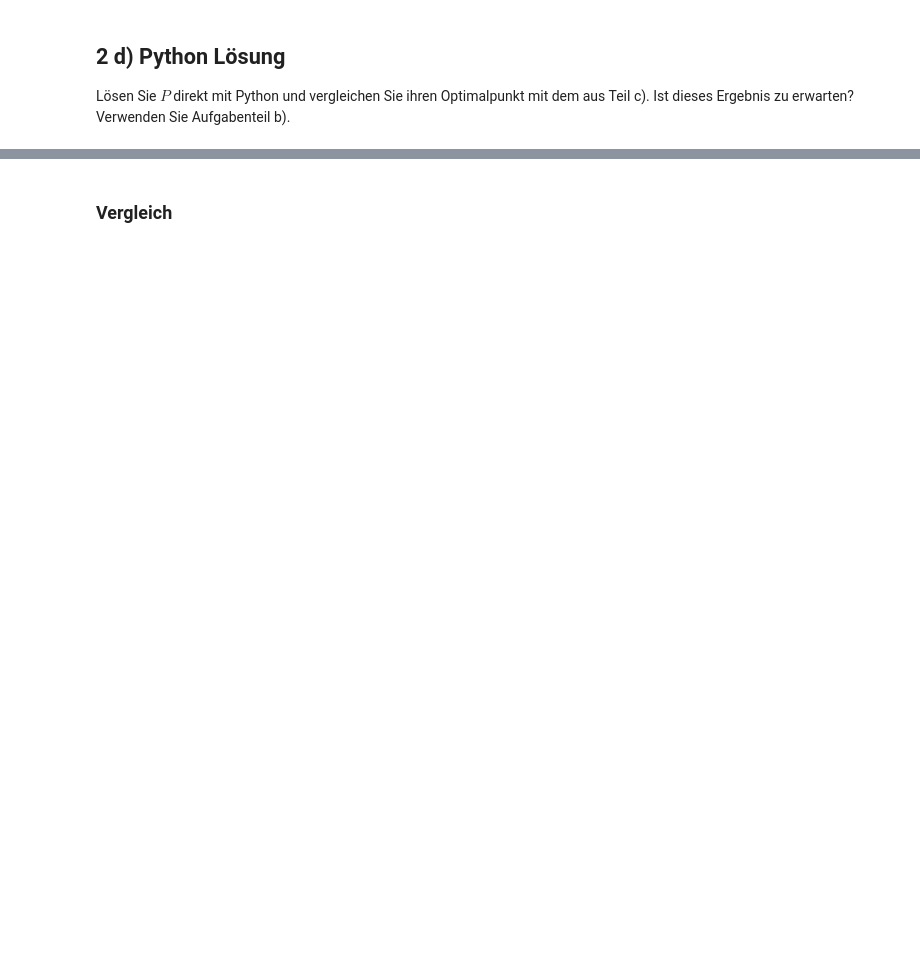
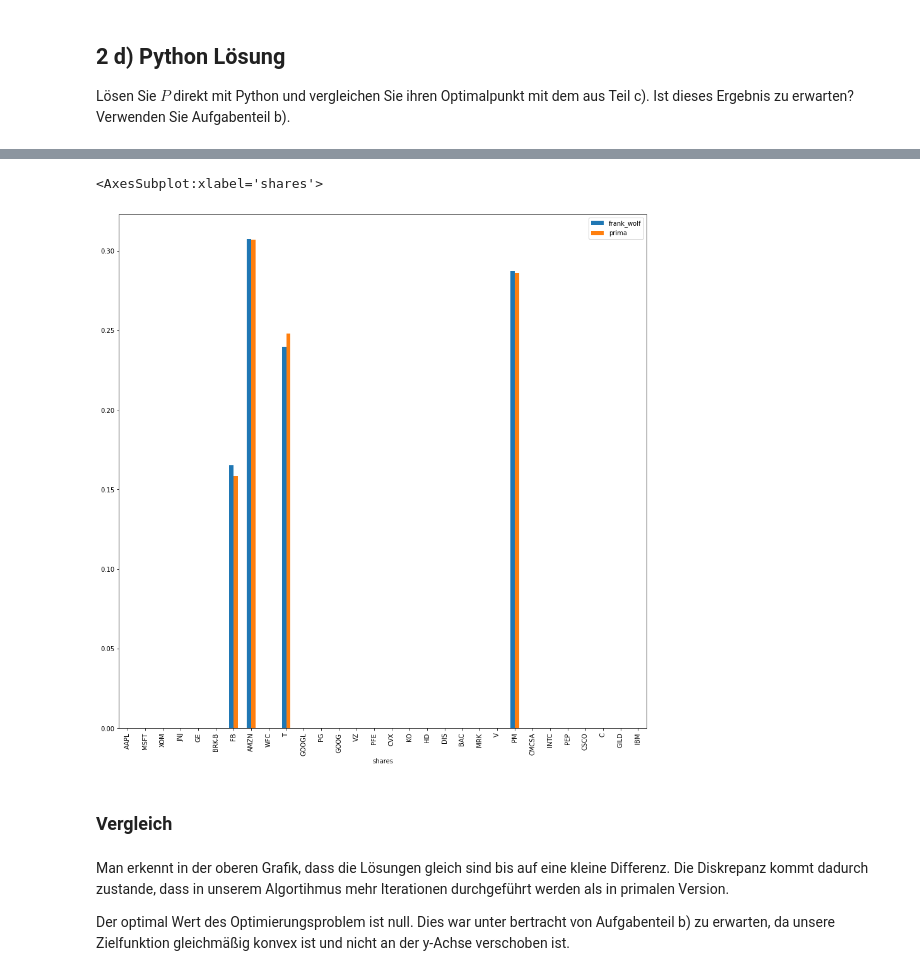
Before and after one commit to ngminh-jo/global_opt, a Jupyter notebook: sonderubung2/Python_2aufgabe/Sonderuebung2.ipynb, the cells around one changed output, grey strips where cells are left out. Saved outputs shown, nothing was run; the diff lists cells and outputs as text; code cells hidden in the pictures; blank space fills up the shorter version.

Commit message:
final version
- Maren and  Florian check one more time
- Then submit

```diff
--- a/sonderubung2/Python_2aufgabe/Sonderuebung2.ipynb
+++ b/sonderubung2/Python_2aufgabe/Sonderuebung2.ipynb
@@ -136,0 +228,2 @@ print(problem_S(x_0, d_1))
+# %%
+res_fw = frank_wolf()
@@ -137,3 +259,20 @@ print(problem_S(x_0, d_1))
 # %% [markdown]
 ## 2 d) Python Lösung
 Lösen Sie $P$ direkt mit Python und vergleichen Sie ihren Optimalpunkt mit dem aus Teil c). Ist dieses Ergebnis zu erwarten? Verwenden Sie Aufgabenteil b).
+# %%
+def pri():
+    x_0 = get_element_inM(n)
+    con = lambda x: np.abs(np.sum(x) -1)
+
+    bnds = [(0,np.inf)] * n
+    nlc = NonlinearConstraint(con, -eps, eps)
+    res = minimize(func_min,x_0, method='SLSQP',
+                   constraints=nlc,bounds=bnds, tol=eps)
+
+    res_df_pri = pd.DataFrame()
+    res_df_pri['shares'] = shares
+    res_df_pri['percent'] = res.x
+    print(f'min wert:{res.fun} and min punkt:{res.x}')
+    return res_df_pri
+# %%
+res_pri= pri()
@@ -140,2 +308,16 @@ Lösen Sie $P$ direkt mit Python und vergleichen Sie ihren Optimalpunkt mit dem
+# %%
+res_df = pd.DataFrame()
+res_df['shares'] = shares
+res_df['frank_wolf'] = res_fw['percent']
+res_df['prima'] = res_pri['percent']
+# %%
+res_df.plot(x="shares", y=["frank_wolf", "prima"], kind="bar", figsize=(15,15))
+# %% [output]
+<AxesSubplot:xlabel='shares'>
+[figure, added]
 # %% [markdown]
 ### Vergleich
+# %% [markdown]
+Man erkennt in der oberen Grafik, dass die Lösungen gleich sind bis auf eine kleine Differenz. Die Diskrepanz kommt dadurch zustande, dass in unserem Algortihmus mehr Iterationen durchgeführt werden als in primalen Version.
+
+Der optimal Wert des Optimierungsproblem ist null. Dies war unter bertracht von Aufgabenteil b) zu erwarten, da unsere Zielfunktion gleichmäßig konvex ist und nicht an der y-Achse verschoben ist.
```
Also changed, not shown: parts of 32 cells of this notebook, 3 other files.
